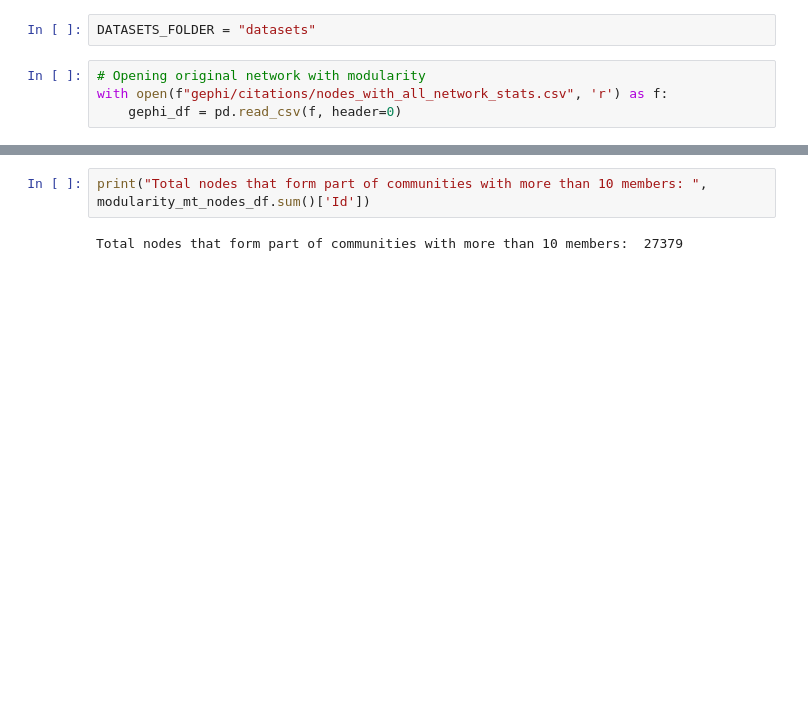
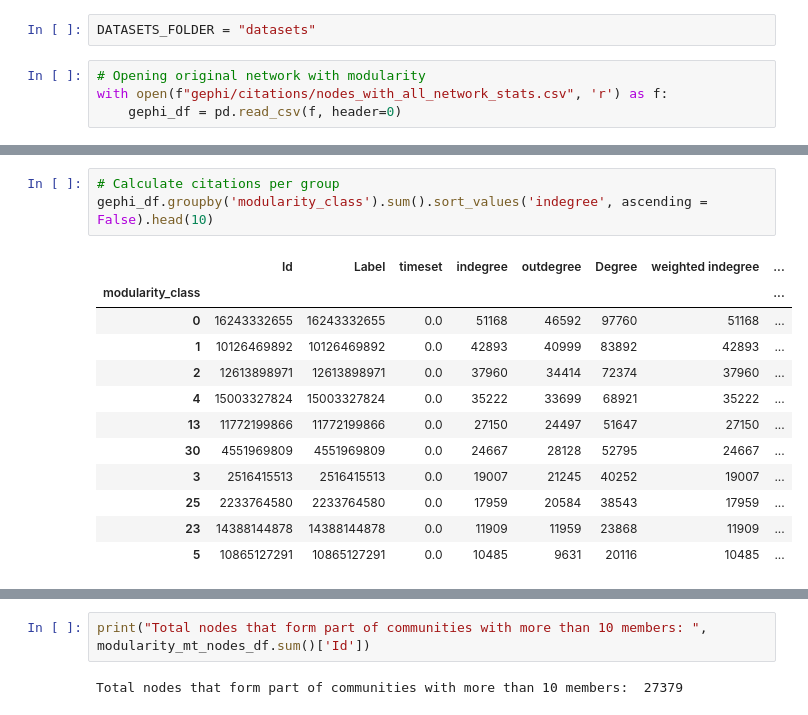
Before and after one commit to ajmaradiaga/dmsn-group15-citation-networks, a Jupyter notebook: exploring-nodes-with-modularity.ipynb, the cells around one changed output, grey strips where cells are left out. Cells and saved outputs as stored; diff of their text form; blank space fills up the shorter version.

```diff
--- a/exploring-nodes-with-modularity.ipynb
+++ b/exploring-nodes-with-modularity.ipynb
@@ -20,3 +35,19 @@ with open(f"gephi/citations/nodes_with_all_network_stats.csv", 'r') as f:
+# %%
+# Calculate citations per group
+gephi_df.groupby('modularity_class').sum().sort_values('indegree', ascending = False).head(10)
+# %% [output]
+|  | Id | Label | timeset | indegree | outdegree | Degree | weighted indegree | ... |
+| modularity_class |  |  |  |  |  |  |  | ... |
+| 0 | 16243332655 | 16243332655 | 0.0 | 51168 | 46592 | 97760 | 51168 | ... |
+| 1 | 10126469892 | 10126469892 | 0.0 | 42893 | 40999 | 83892 | 42893 | ... |
+| 2 | 12613898971 | 12613898971 | 0.0 | 37960 | 34414 | 72374 | 37960 | ... |
+| 4 | 15003327824 | 15003327824 | 0.0 | 35222 | 33699 | 68921 | 35222 | ... |
+| 13 | 11772199866 | 11772199866 | 0.0 | 27150 | 24497 | 51647 | 27150 | ... |
+| 30 | 4551969809 | 4551969809 | 0.0 | 24667 | 28128 | 52795 | 24667 | ... |
+| 3 | 2516415513 | 2516415513 | 0.0 | 19007 | 21245 | 40252 | 19007 | ... |
+| 25 | 2233764580 | 2233764580 | 0.0 | 17959 | 20584 | 38543 | 17959 | ... |
+| 23 | 14388144878 | 14388144878 | 0.0 | 11909 | 11959 | 23868 | 11909 | ... |
+| 5 | 10865127291 | 10865127291 | 0.0 | 10485 | 9631 | 20116 | 10485 | ... |
 # %%
 # Calculate records per group
 modularity_df = gephi_df.groupby('modularity_class').count().sort_values('Id', ascending = False)
```
Also changed, not shown: parts of 3 cells of this notebook, 2 other files.
